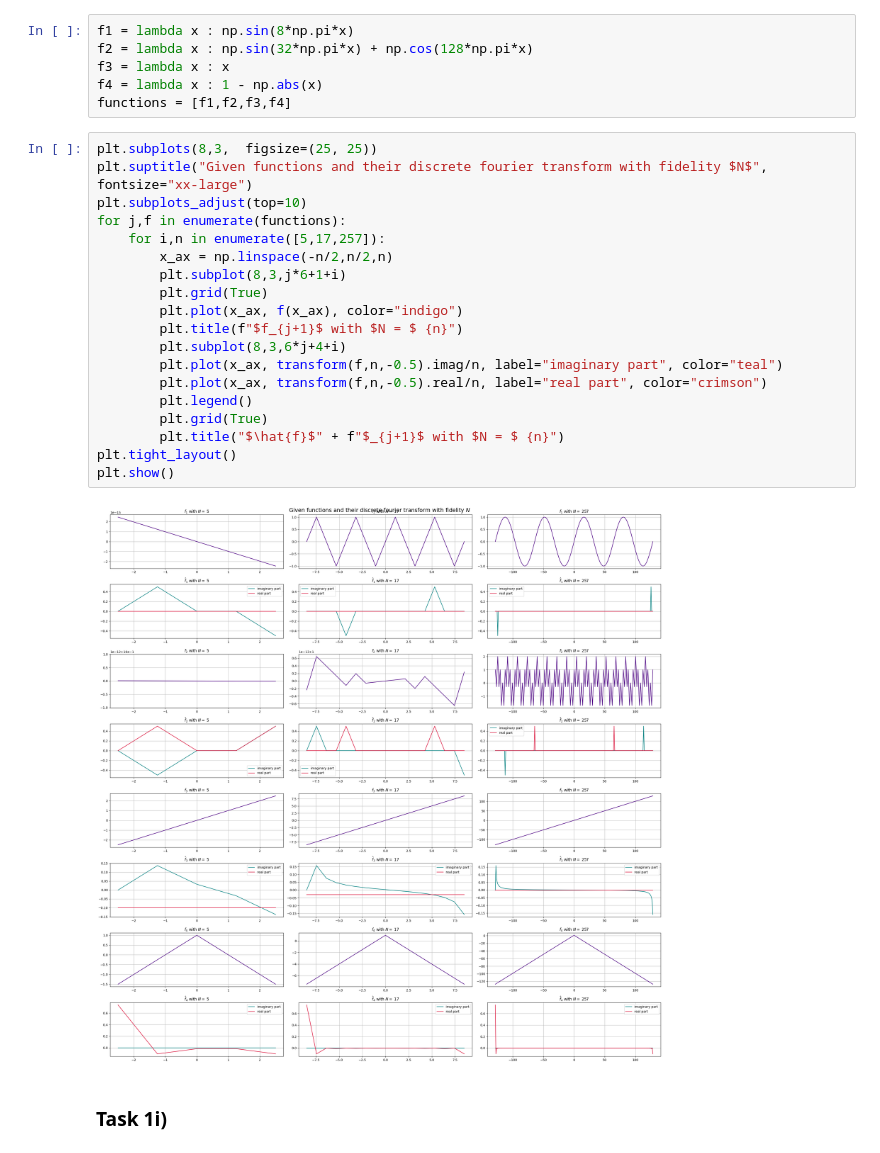
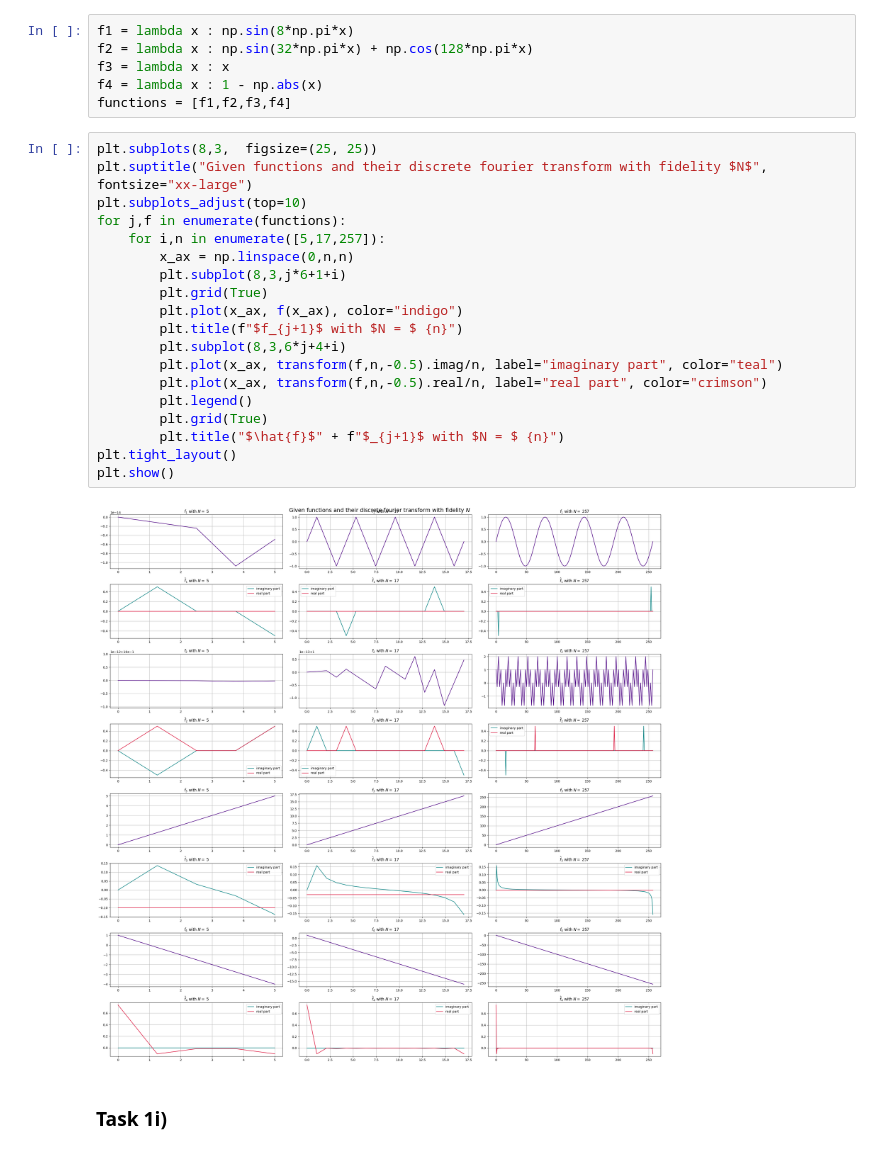
Before and after one commit to EmilKofoed/Prosjekt2-nummat, a Jupyter notebook: notebook.ipynb, the cells around one changed output. Drawn from its saved outputs; the diff is of its cells as text.

```diff
--- a/notebook.ipynb
+++ b/notebook.ipynb
@@ -298,24 +298,24 @@ functions = [f1,f2,f3,f4]
 # %%
 plt.subplots(8,3,  figsize=(25, 25))
 plt.suptitle("Given functions and their discrete fourier transform with fidelity $N$", fontsize="xx-large")
 plt.subplots_adjust(top=10)
 for j,f in enumerate(functions):
     for i,n in enumerate([5,17,257]):
-        x_ax = np.linspace(-n/2,n/2,n)
+        x_ax = np.linspace(0,n,n)
         plt.subplot(8,3,j*6+1+i)
         plt.grid(True)
         plt.plot(x_ax, f(x_ax), color="indigo")
         plt.title(f"$f_{j+1}$ with $N = $ {n}")
         plt.subplot(8,3,6*j+4+i)
         plt.plot(x_ax, transform(f,n,-0.5).imag/n, label="imaginary part", color="teal")
         plt.plot(x_ax, transform(f,n,-0.5).real/n, label="real part", color="crimson")
         plt.legend()
         plt.grid(True)
         plt.title("$\hat{f}$" + f"$_{j+1}$ with $N = $ {n}")
 plt.tight_layout()
 plt.show()
 # %% [output]
-[figure, old version]
+[figure, new version]
 # %% [markdown]
 ### Task 1i)
 # %%
```
Also changed, not shown: parts of 4 cells of this notebook.
